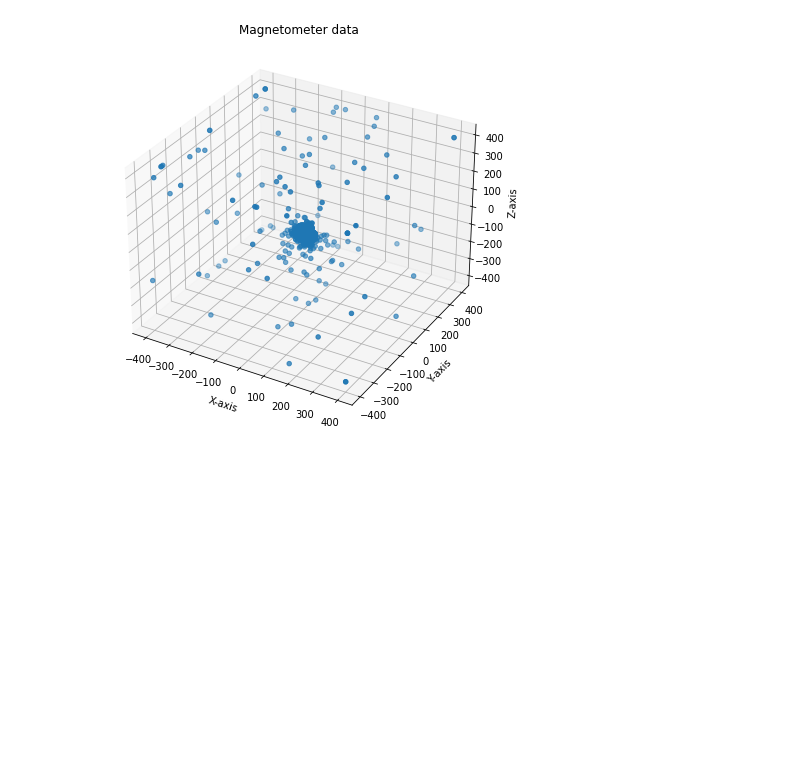
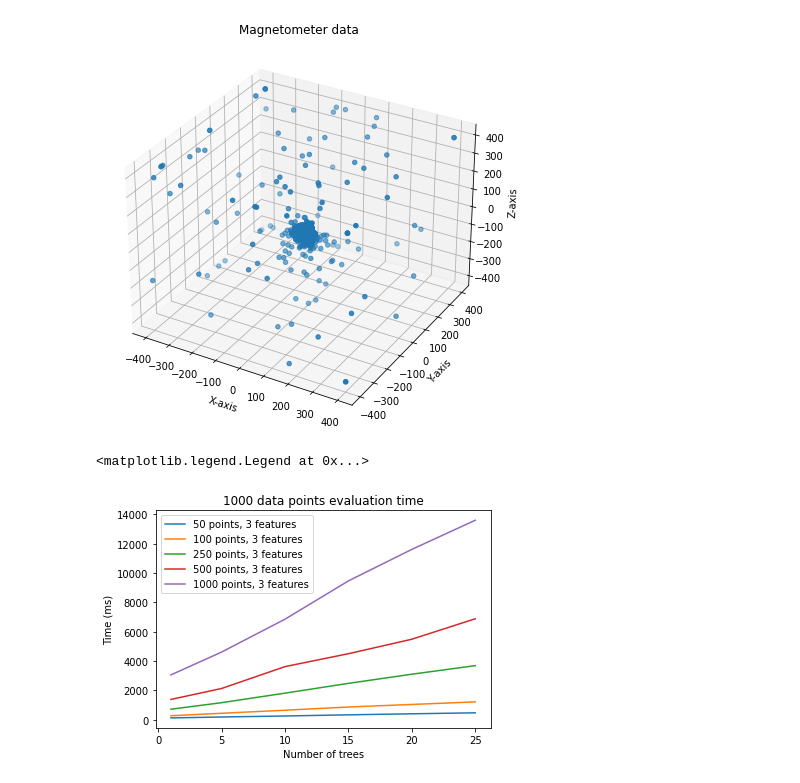
Before and after one commit to anti002/IsolationForestTinyML, a Jupyter notebook: Plots/plotter.ipynb, the cells around one changed output. Cells and saved outputs as stored; diff of their text form; code cells hidden in the pictures; blank space fills up the shorter version.

```diff
--- a/Plots/plotter.ipynb
+++ b/Plots/plotter.ipynb
@@ -208,3 +678,27 @@ ax.set_title('Magnetometer data')
 plt.savefig('Magnetometer data.png')
 # %% [output]
 [figure]
+# %%
+X_ntrees = [1, 5, 10, 15, 20, 25]
+Y = ['50 points, 3 features','100 points, 3 features','250 points, 3 features','500 points, 3 features','1000 points, 3 features']
+
+data_arr = np.array([[131, 194	,263,	341,	412	,478],
+                     [279,	448	,655,	875	,1048	,1225],
+                     [723,	1170,	1819,	2486,	3109,	3692],
+                     [1390	,2137	,3627,	4506,	5493,	6886],
+                     [3061,	4619,	6860,	9467,	11614,	13598]])
+
+df = pd.DataFrame(data_arr, columns=X_ntrees, index=Y)
+
+plt.plot(X_ntrees, data_arr[0], label='50 points, 3 features')
+plt.plot(X_ntrees, data_arr[1], label='100 points, 3 features')
+plt.plot(X_ntrees, data_arr[2], label='250 points, 3 features')
+plt.plot(X_ntrees, data_arr[3], label='500 points, 3 features')
+plt.plot(X_ntrees, data_arr[4], label='1000 points, 3 features')
+plt.xlabel("Number of trees")
+plt.ylabel("Time (ms)")
+plt.title("1000 data points evaluation time")
+plt.legend()
+# %% [output]
+<matplotlib.legend.Legend at 0x...>
+[figure, added]
```
Also changed, not shown: parts of 10 cells of this notebook, 31 other files.
